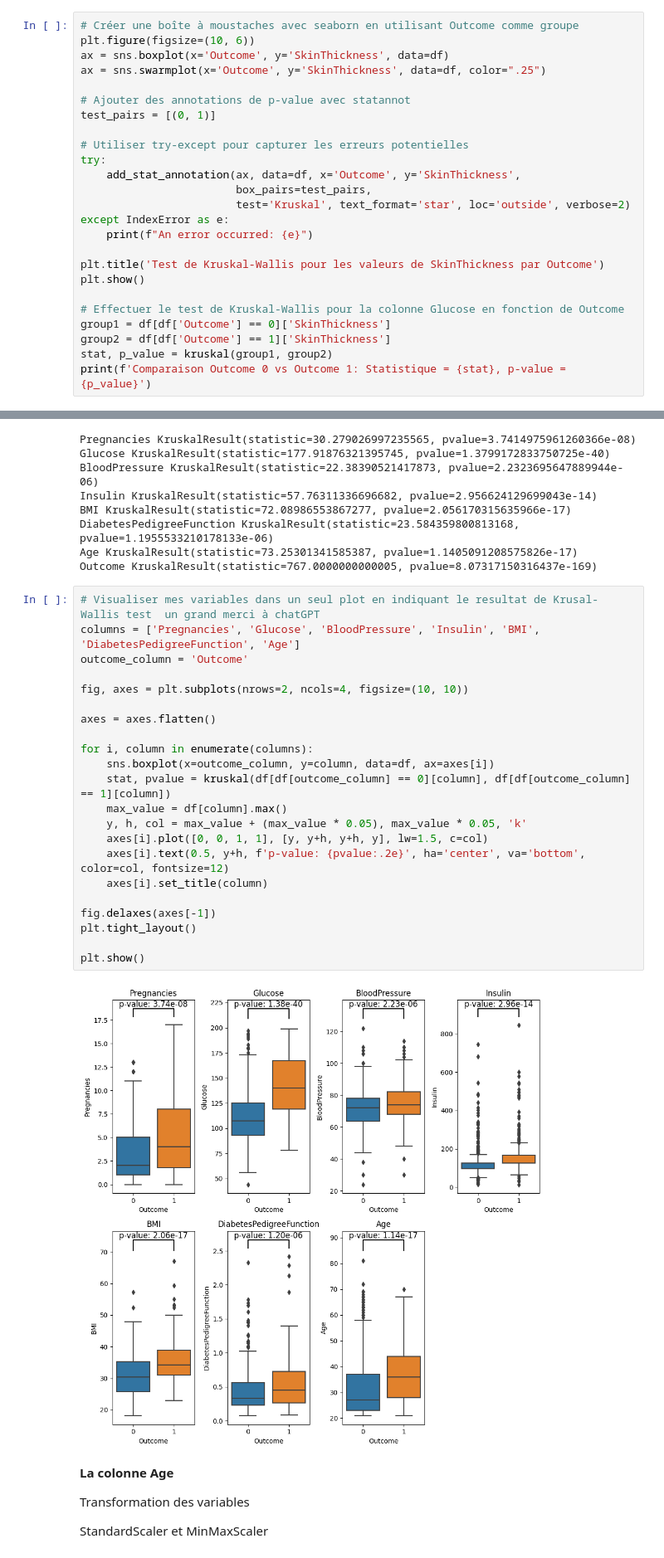
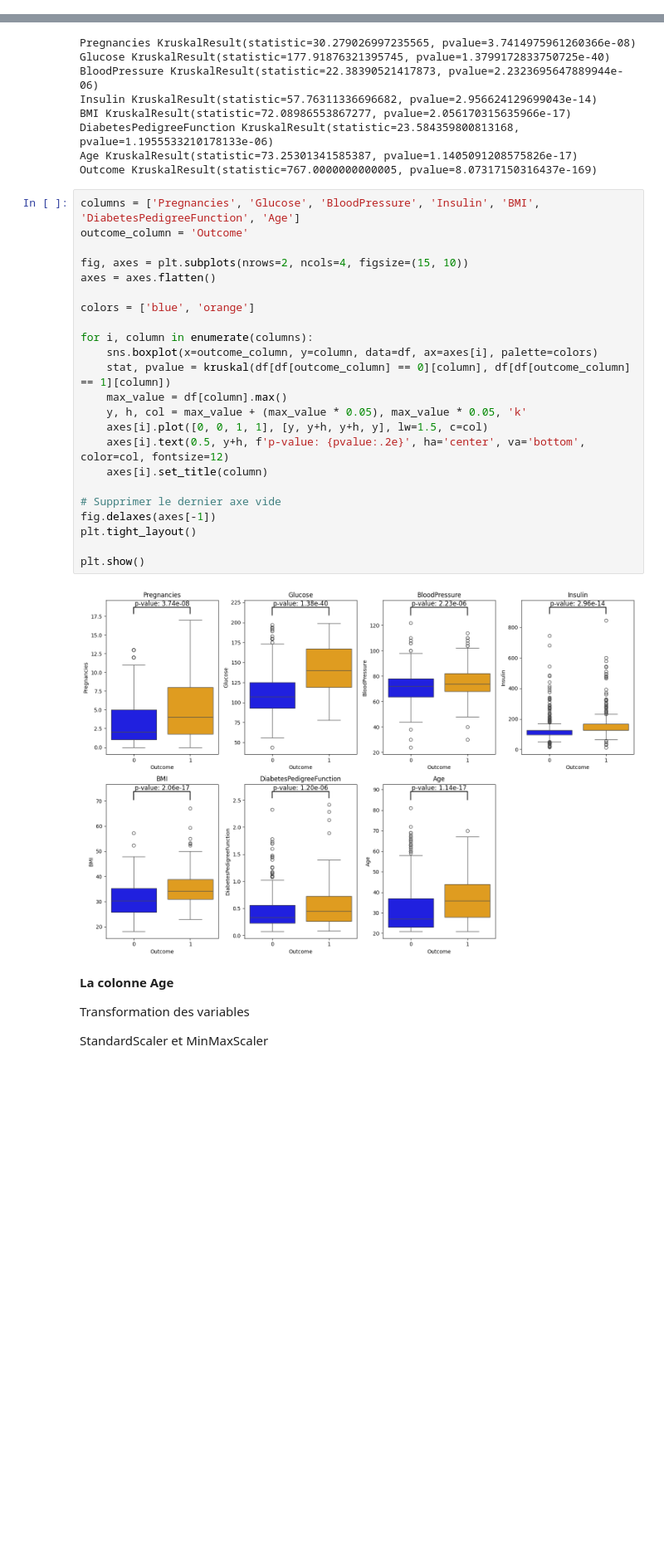
Before and after one commit to phbarbe/PrediHealth, a Jupyter notebook: Diabete/Diabetes_AN.ipynb, the cells around one changed output, grey strips where cells are left out. Shown: that part at 83% size. Cells and saved outputs as stored; diff of their text form; blank space fills up the shorter version.

```diff
--- a/Diabete/Diabetes_AN.ipynb
+++ b/Diabete/Diabetes_AN.ipynb
@@ -326,25 +159,0 @@ Comparaison Outcome 0 vs Outcome 1: Statistique = 22.38390521417873, p-value = 2
-# %%
-# Créer une boîte à moustaches avec seaborn en utilisant Outcome comme groupe
-plt.figure(figsize=(10, 6))
-ax = sns.boxplot(x='Outcome', y='SkinThickness', data=df)
-ax = sns.swarmplot(x='Outcome', y='SkinThickness', data=df, color=".25")
-
-# Ajouter des annotations de p-value avec statannot
-test_pairs = [(0, 1)]
-
-# Utiliser try-except pour capturer les erreurs potentielles
-try:
-    add_stat_annotation(ax, data=df, x='Outcome', y='SkinThickness',
-                        box_pairs=test_pairs,
-                        test='Kruskal', text_format='star', loc='outside', verbose=2)
-except IndexError as e:
-    print(f"An error occurred: {e}")
-
-plt.title('Test de Kruskal-Wallis pour les valeurs de SkinThickness par Outcome')
-plt.show()
-
-# Effectuer le test de Kruskal-Wallis pour la colonne Glucose en fonction de Outcome
-group1 = df[df['Outcome'] == 0]['SkinThickness']
-group2 = df[df['Outcome'] == 1]['SkinThickness']
-stat, p_value = kruskal(group1, group2)
-print(f'Comparaison Outcome 0 vs Outcome 1: Statistique = {stat}, p-value = {p_value}')
@@ -463,29 +261,30 @@ DiabetesPedigreeFunction KruskalResult(statistic=23.584359800813168, pvalue=1.19
 Age KruskalResult(statistic=73.25301341585387, pvalue=1.1405091208575826e-17)
 Outcome KruskalResult(statistic=767.0000000000005, pvalue=8.07317150316437e-169)
 # %%
-# Visualiser mes variables dans un seul plot en indiquant le resultat de Krusal-Wallis test  un grand merci à chatGPT
 columns = ['Pregnancies', 'Glucose', 'BloodPressure', 'Insulin', 'BMI', 'DiabetesPedigreeFunction', 'Age']
 outcome_column = 'Outcome'
 
-fig, axes = plt.subplots(nrows=2, ncols=4, figsize=(10, 10))
-
+fig, axes = plt.subplots(nrows=2, ncols=4, figsize=(15, 10))
 axes = axes.flatten()
 
+colors = ['blue', 'orange']
+
 for i, column in enumerate(columns):
-    sns.boxplot(x=outcome_column, y=column, data=df, ax=axes[i])
+    sns.boxplot(x=outcome_column, y=column, data=df, ax=axes[i], palette=colors)
     stat, pvalue = kruskal(df[df[outcome_column] == 0][column], df[df[outcome_column] == 1][column])
     max_value = df[column].max()
     y, h, col = max_value + (max_value * 0.05), max_value * 0.05, 'k'
     axes[i].plot([0, 0, 1, 1], [y, y+h, y+h, y], lw=1.5, c=col)
     axes[i].text(0.5, y+h, f'p-value: {pvalue:.2e}', ha='center', va='bottom', color=col, fontsize=12)
     axes[i].set_title(column)
 
+# Supprimer le dernier axe vide
 fig.delaxes(axes[-1])
 plt.tight_layout()
 
 plt.show()
 # %% [output]
-[figure, old version]
+[figure, new version]
 # %% [markdown]
 **La colonne Age**
 
```
Also changed, not shown: parts of 20 cells of this notebook.
